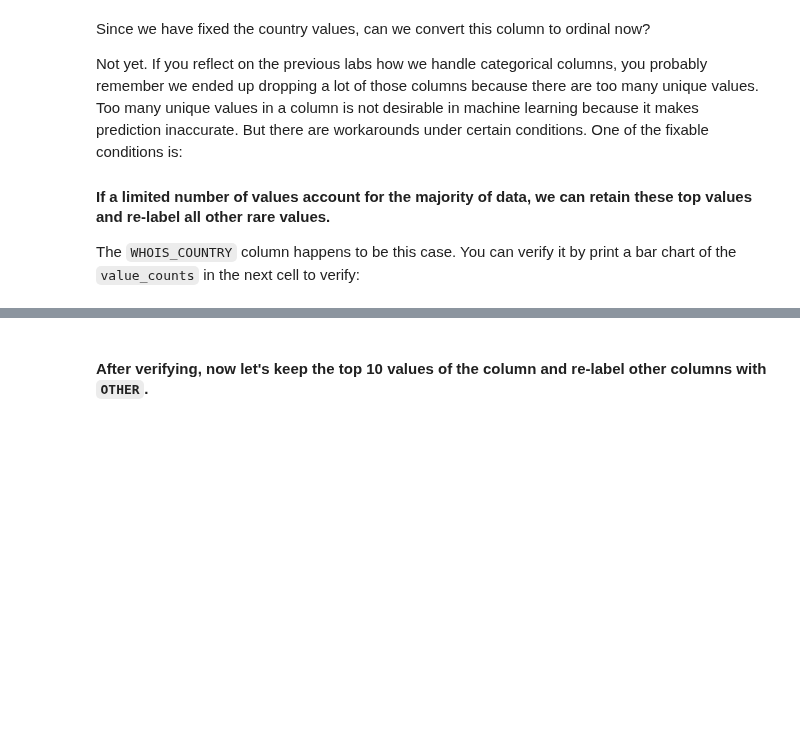
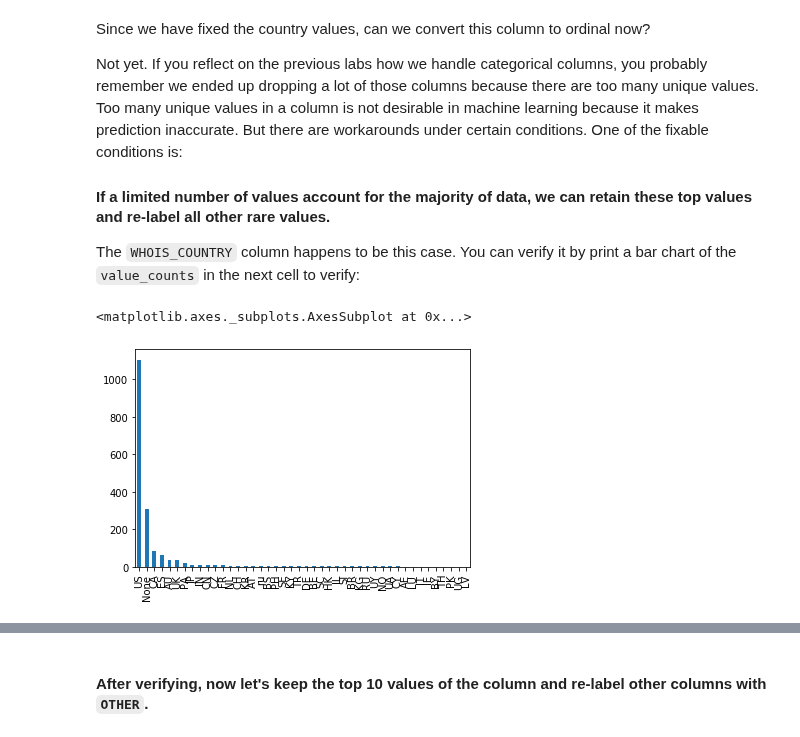
Before and after one commit to ta-data-lis/lab-supervised-learning, a Jupyter notebook: your-code/main.ipynb, the cells around one changed output, grey strips where cells are left out. Cells and saved outputs as stored; diff of their text form; code cells hidden in the pictures; blank space fills up the shorter version.

```diff
--- a/your-code/main.ipynb
+++ b/your-code/main.ipynb
@@ -125,3 +196,9 @@ If you remember in the previous labs, we drop a column if the column contains a
+# %%
+# Dropping CONTENT_LENGTH column (812 values missing)
+websites = websites.drop(['CONTENT_LENGTH'], axis = 'columns')
+# %%
+# Server column - dropping rows (1 value missing)
+websites = websites.dropna(axis = 'index')
 # %% [markdown]
 #### Again, examine the number of missing values in each column.
 
@@ -156,3 +252,7 @@ How to handle string columns is always case by case. Let's start by working on `
+# %%
+websites['WHOIS_COUNTRY'] = websites['WHOIS_COUNTRY'].replace('Cyprus','CY').replace(
+    'us','US').replace(
+    'se','SE').replace('GB','UK').replace('United Kingdom','UK').replace("[u'GB'; u'UK']",'UK')
 # %% [markdown]
 Since we have fixed the country values, can we convert this column to ordinal now?
 
@@ -165,0 +264,5 @@ The `WHOIS_COUNTRY` column happens to be this case. You can verify it by print a
+# %%
+websites['WHOIS_COUNTRY'].value_counts().plot(kind = 'bar')
+# %% [output]
+<matplotlib.axes._subplots.AxesSubplot at 0x...>
+[figure, added]
```
Also changed, not shown: parts of 60 cells of this notebook.
